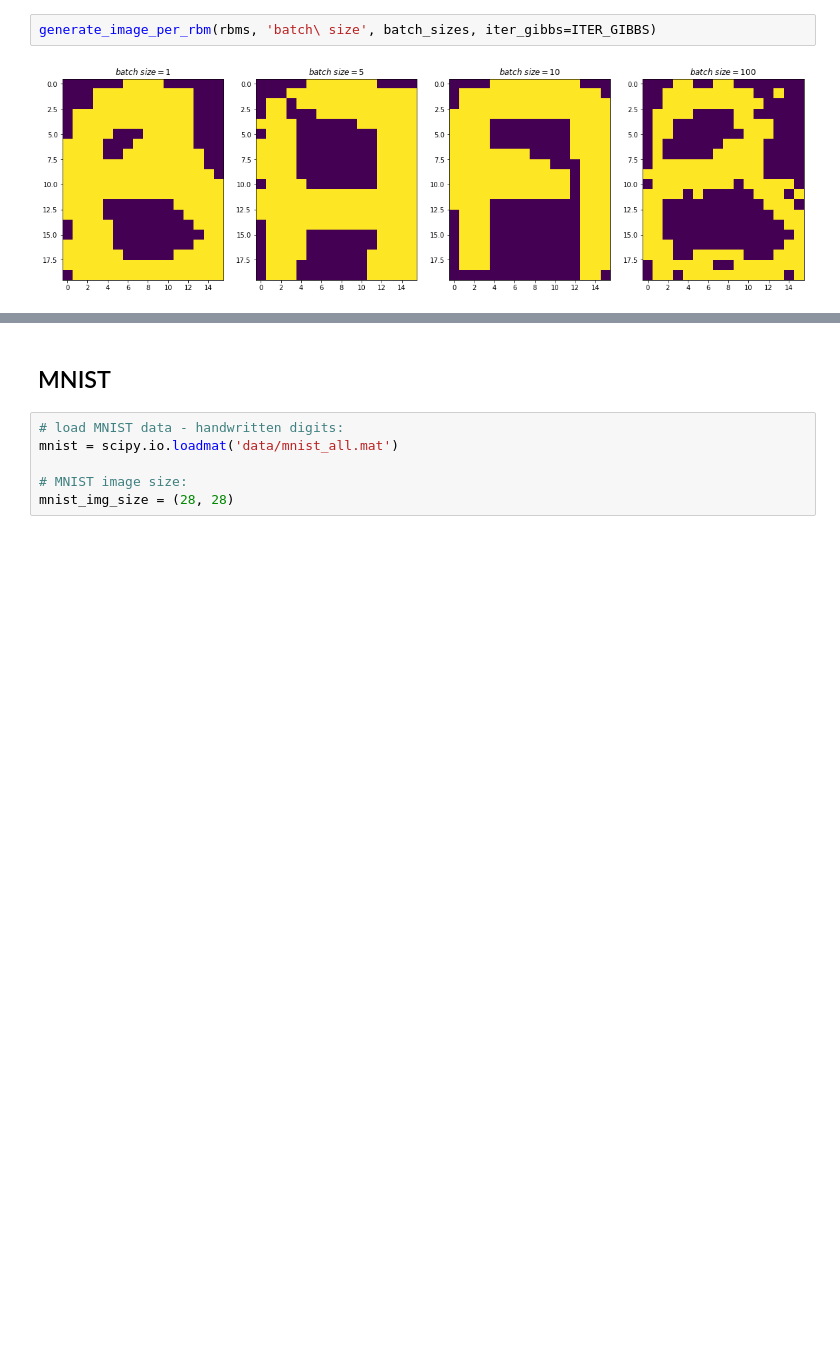
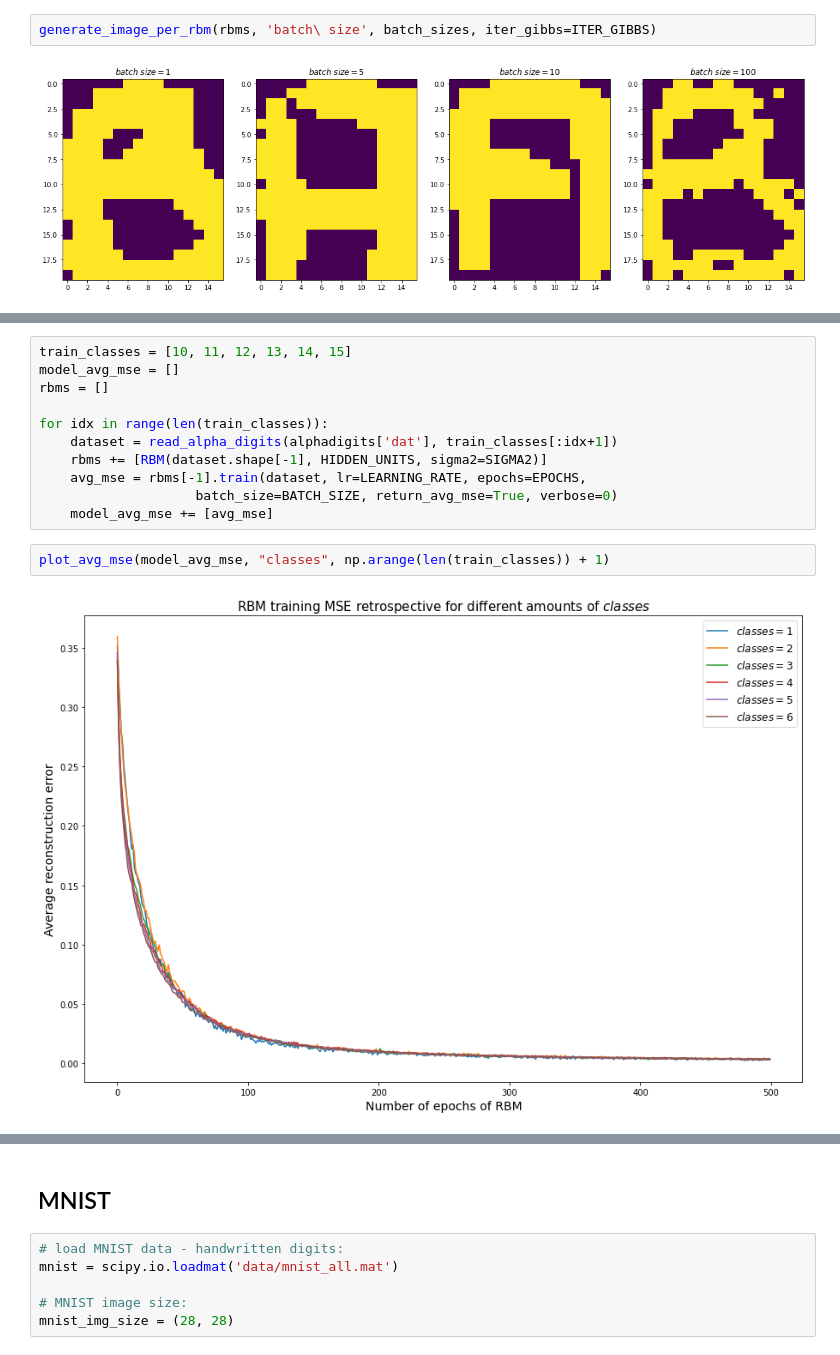
Before and after one commit to EugeneSel/RestrictedBoltzmannMachines, a Jupyter notebook: martines_sanchez_sielskyi_tp_rbm.ipynb, the cells around one changed output, grey strips where cells are left out. Saved outputs shown, nothing was run; the diff lists cells and outputs as text; blank space fills up the shorter version.

```diff
--- a/martines_sanchez_sielskyi_tp_rbm.ipynb
+++ b/martines_sanchez_sielskyi_tp_rbm.ipynb
@@ -247,0 +264,15 @@ generate_image_per_rbm(rbms, 'batch\ size', batch_sizes, iter_gibbs=ITER_GIBBS)
+# %%
+train_classes = [10, 11, 12, 13, 14, 15]
+model_avg_mse = []
+rbms = []
+
+for idx in range(len(train_classes)):
+    dataset = read_alpha_digits(alphadigits['dat'], train_classes[:idx+1])
+    rbms += [RBM(dataset.shape[-1], HIDDEN_UNITS, sigma2=SIGMA2)]
+    avg_mse = rbms[-1].train(dataset, lr=LEARNING_RATE, epochs=EPOCHS,
+                    batch_size=BATCH_SIZE, return_avg_mse=True, verbose=0)
+    model_avg_mse += [avg_mse]
+# %%
+plot_avg_mse(model_avg_mse, "classes", np.arange(len(train_classes)) + 1)
+# %% [output]
+[figure, added]
```
Also changed, not shown: parts of 14 cells of this notebook.
